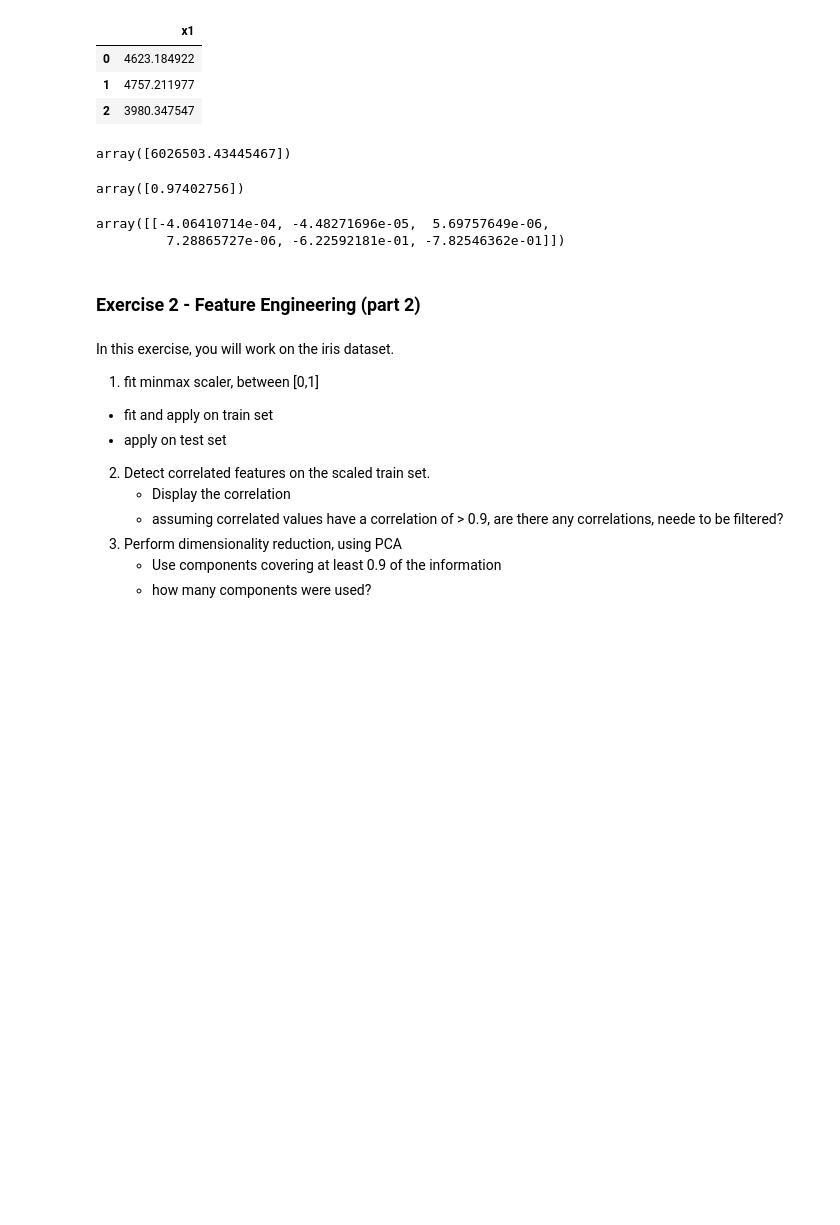
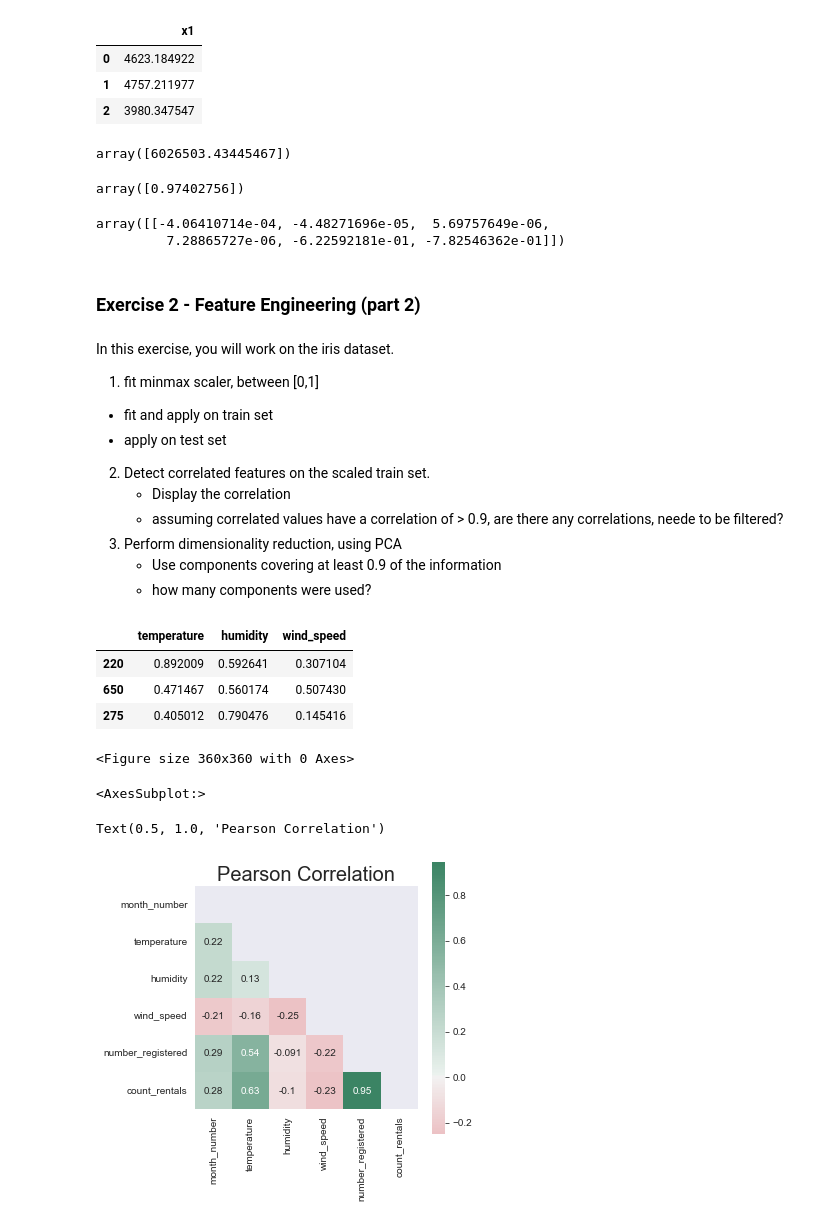
Before and after one commit to orianhit/machineLearning, a Jupyter notebook: tuturials/5/Preprocess_Scikit_Learn_Part1_Tut.ipynb, the cells around one changed output. Cells and saved outputs as stored; diff of their text form; code cells hidden in the pictures; blank space fills up the shorter version.

```diff
--- a/tuturials/5/Preprocess_Scikit_Learn_Part1_Tut.ipynb
+++ b/tuturials/5/Preprocess_Scikit_Learn_Part1_Tut.ipynb
@@ -553,7 +581,33 @@ X_train.head(3)
 y_train.head(3)
 # %%
 # Exercise 2, part 1, your solution:
+# %%
+minmax_scaler = preprocessing.MinMaxScaler(feature_range=(0, 1))
+X_train_minmax = pd.DataFrame(minmax_scaler.fit_transform(X_train), columns=X_train.columns, index=X_train.index)
+X_test_minmax = pd.DataFrame(minmax_scaler.transform(X_test), columns=X_test.columns, index=X_test.index)
+X_train_minmax.head(3)
+# %% [output]
+|  | temperature | humidity | wind_speed |
+| 220 | 0.892009 | 0.592641 | 0.307104 |
+| 650 | 0.471467 | 0.560174 | 0.507430 |
+| 275 | 0.405012 | 0.790476 | 0.145416 |
 # %%
 # Exercise 2, part 2, your solution:
+# %%
+df_numeric = trainset._get_numeric_data()
+
+mask = np.zeros_like(df_numeric.corr(),dtype=np.bool)
+mask[np.triu_indices_from(mask)] = True
+cmap = sns.diverging_palette(10,150,as_cmap=True)
+
+plt.figure(figsize=(5, 5))
+sns.heatmap(df_numeric.corr(), cmap=cmap, annot=True, mask=mask, square=True, center=0)
+plt.title('Pearson Correlation',size=20)
+plt.show()
+# %% [output]
+<Figure size 360x360 with 0 Axes>
+<AxesSubplot:>
+Text(0.5, 1.0, 'Pearson Correlation')
+[figure, added]
 # %%
 # Exercise 2, part 3, your solution:
```
Also changed, not shown: parts of 15 cells of this notebook, 2 other files.
